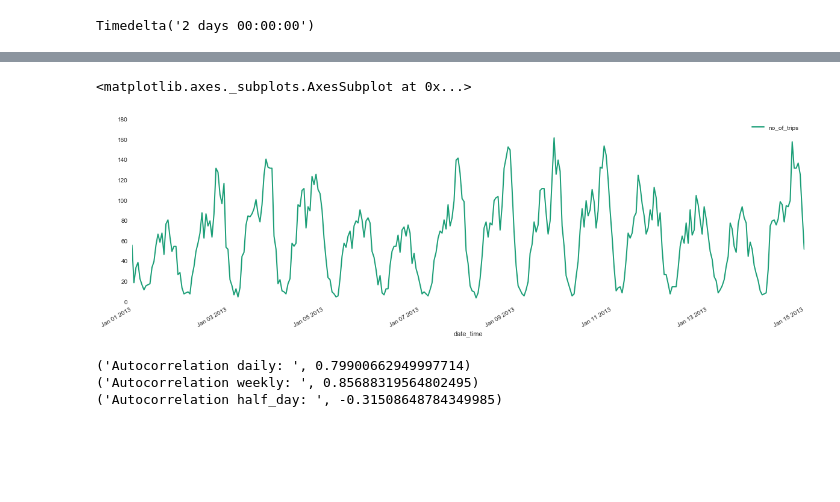
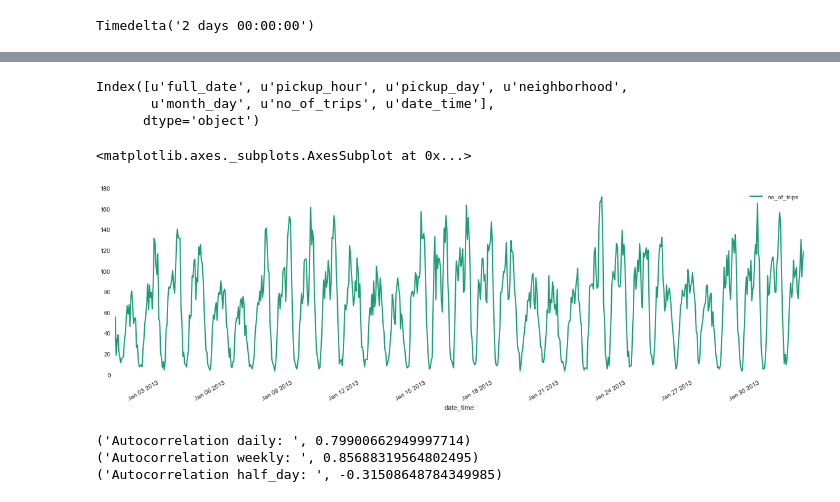
Before and after one commit to abasu1007/nyc_taxi_data, a Jupyter notebook: NYC_Taxis_time-series.ipynb, the cells around one changed output, grey strips where cells are left out. Saved outputs shown, nothing was run; the diff lists cells and outputs as text; code cells hidden in the pictures; blank space fills up the shorter version.

```diff
--- a/NYC_Taxis_time-series.ipynb
+++ b/NYC_Taxis_time-series.ipynb
@@ -165,3 +165,6 @@ timeseries_midtown.head()
 | 127 | 2013-01-01 | 2 | Tuesday | Midtown | 1 | 34 | 2013-01-01 02:00:00 |
 | 182 | 2013-01-01 | 3 | Tuesday | Midtown | 1 | 39 | 2013-01-01 03:00:00 |
 | 237 | 2013-01-01 | 4 | Tuesday | Midtown | 1 | 23 | 2013-01-01 04:00:00 |
+# %%
+timeseries_midtown = timeseries_midtown.reset_index(drop = True)
+timeseries_midtown.head()
@@ -183,8 +214,15 @@ Timedelta('2 days 00:00:00')
+# %%
+timeseries_midtown.columns
+# %% [output]
+Index([u'full_date', u'pickup_hour', u'pickup_day', u'neighborhood',
+       u'month_day', u'no_of_trips', u'date_time'],
+      dtype='object')
 # %%
-timeseries_midtown[(timeseries_midtown.index >= '2013-01-01 00:00:00') & (timeseries_midtown.index <= '2013-01-15 00:00:00')][['no_of_trips']].plot()
+# timeseries_midtown[(timeseries_midtown.index >= '2013-01-01 00:00:00') & (timeseries_midtown.index <= '2013-01-15 00:00:00')][['no_of_trips']].plot()
+timeseries_midtown[['no_of_trips']].plot()
 # %% [output]
 <matplotlib.axes._subplots.AxesSubplot at 0x...>
-[figure, old version]
+[figure, new version]
 # %%
 print('Autocorrelation daily: ', timeseries_midtown['no_of_trips'].autocorr(24))
 print('Autocorrelation weekly: ', timeseries_midtown['no_of_trips'].autocorr(168))
```
Also changed, not shown: parts of 13 cells of this notebook.
